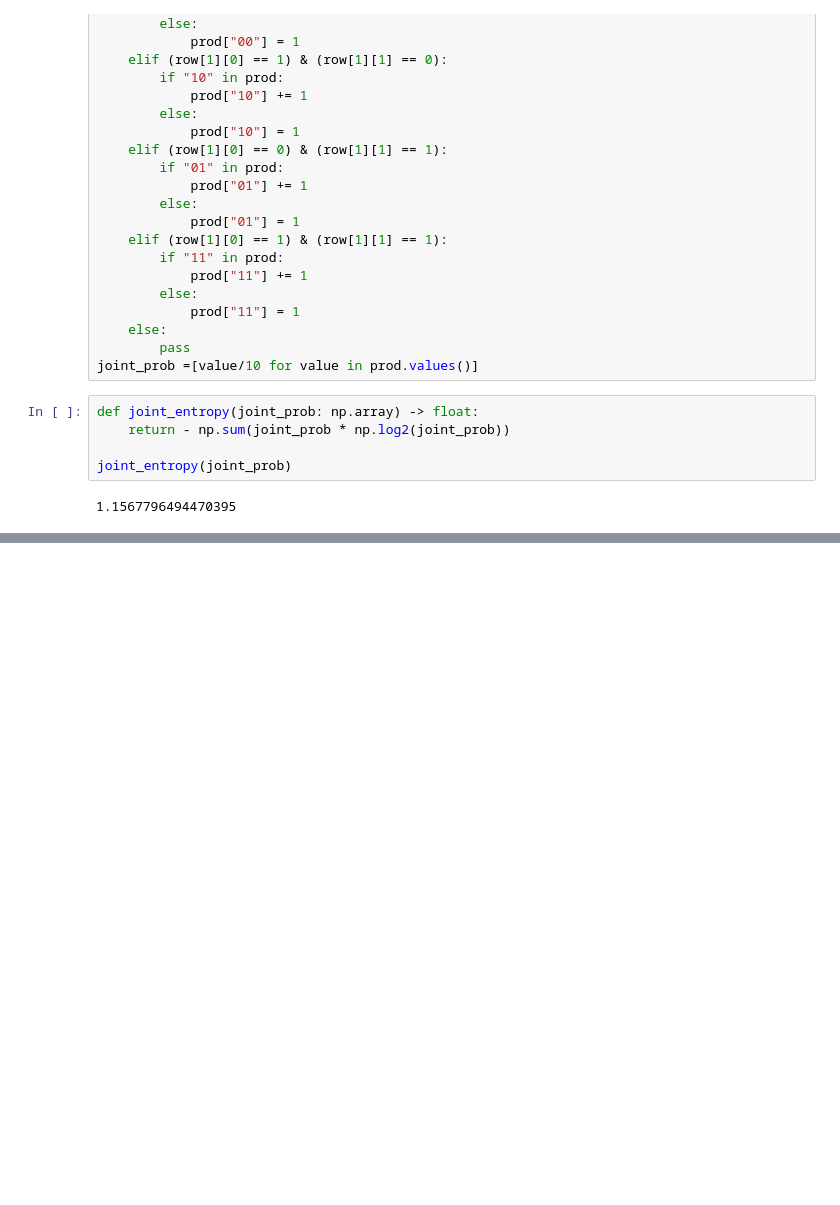
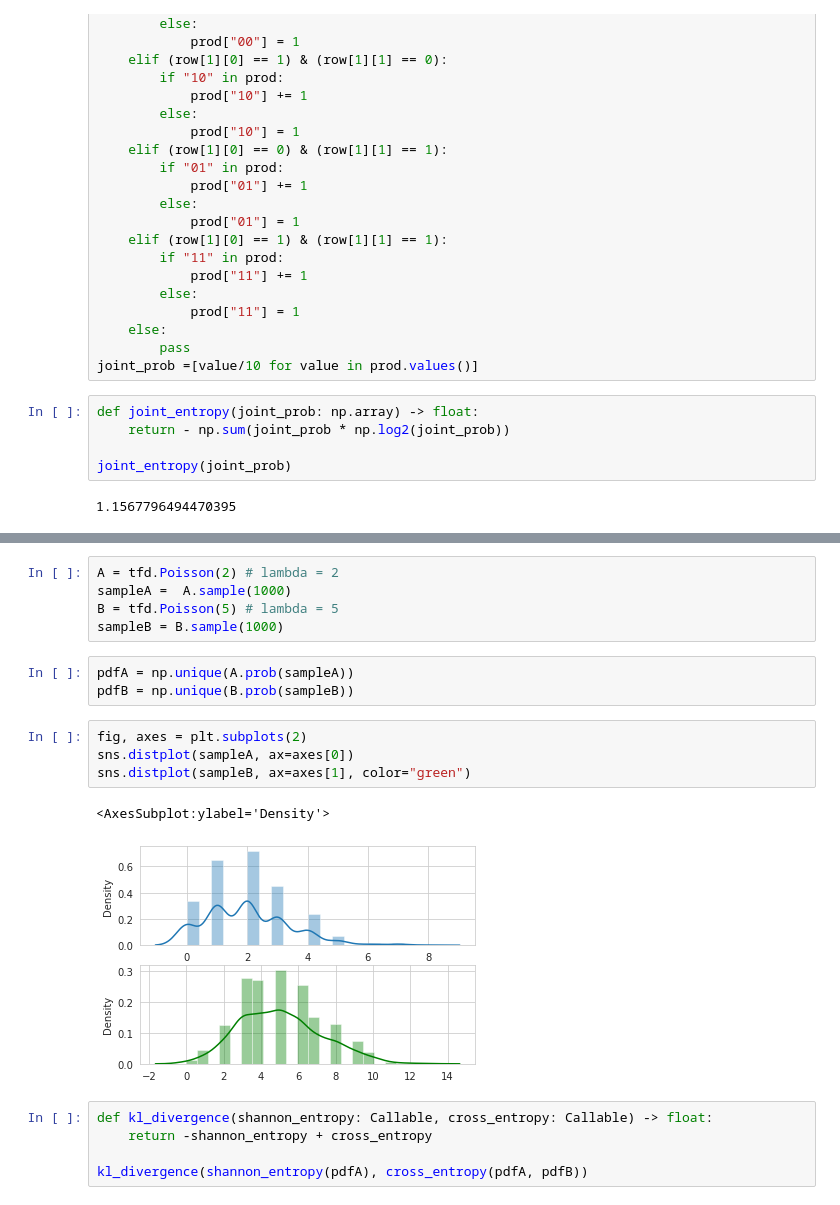
Before and after one commit to babushkai/Biblio, a Jupyter notebook: Probability and Statistics/Information Theory/Entropy.ipynb, the cells around one changed output, grey strips where cells are left out. Cells and saved outputs as stored; diff of their text form; blank space fills up the shorter version.

```diff
--- a/Probability and Statistics/Information Theory/Entropy.ipynb
+++ b/Probability and Statistics/Information Theory/Entropy.ipynb
@@ -101,0 +124,20 @@ joint_entropy(joint_prob)
+# %%
+A = tfd.Poisson(2) # lambda = 2
+sampleA =  A.sample(1000)
+B = tfd.Poisson(5) # lambda = 5
+sampleB = B.sample(1000)
+# %%
+pdfA = np.unique(A.prob(sampleA))
+pdfB = np.unique(B.prob(sampleB))
+# %%
+fig, axes = plt.subplots(2)
+sns.distplot(sampleA, ax=axes[0])
+sns.distplot(sampleB, ax=axes[1], color="green")
+# %% [output]
+<AxesSubplot:ylabel='Density'>
+[figure, added]
+# %%
+def kl_divergence(shannon_entropy: Callable, cross_entropy: Callable) -> float:
+    return -shannon_entropy + cross_entropy
+
+kl_divergence(shannon_entropy(pdfA), cross_entropy(pdfA, pdfB))
```
Also changed, not shown: parts of 5 cells of this notebook.
